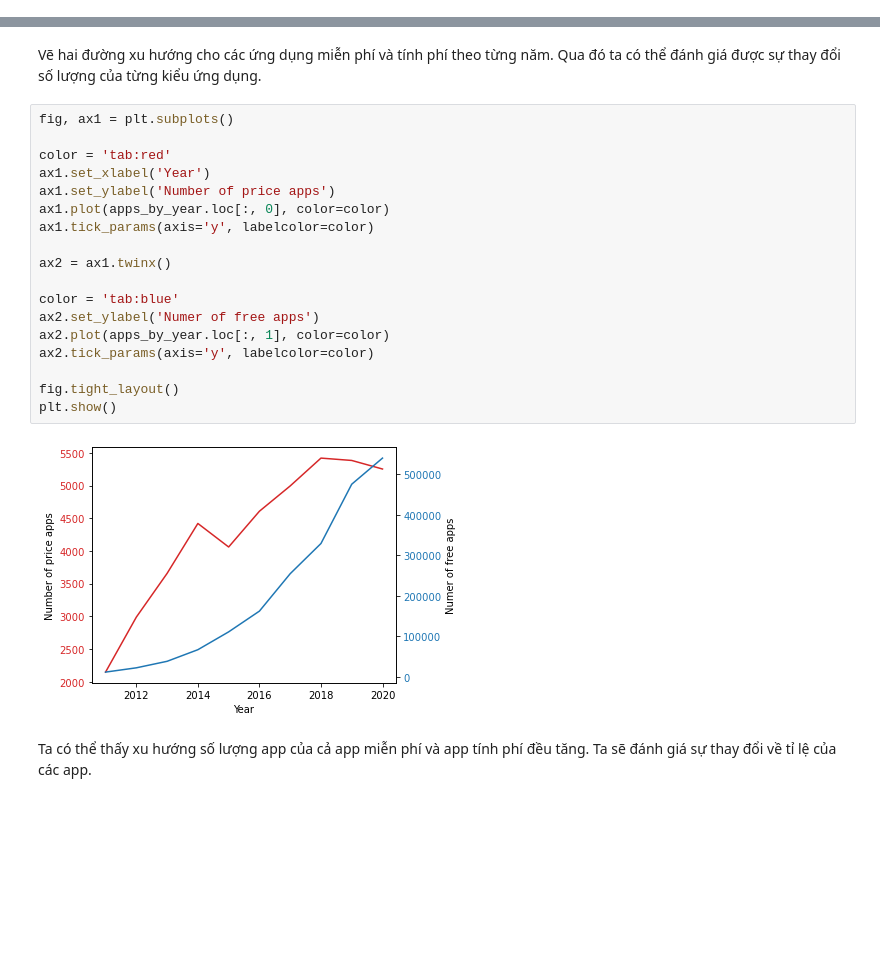
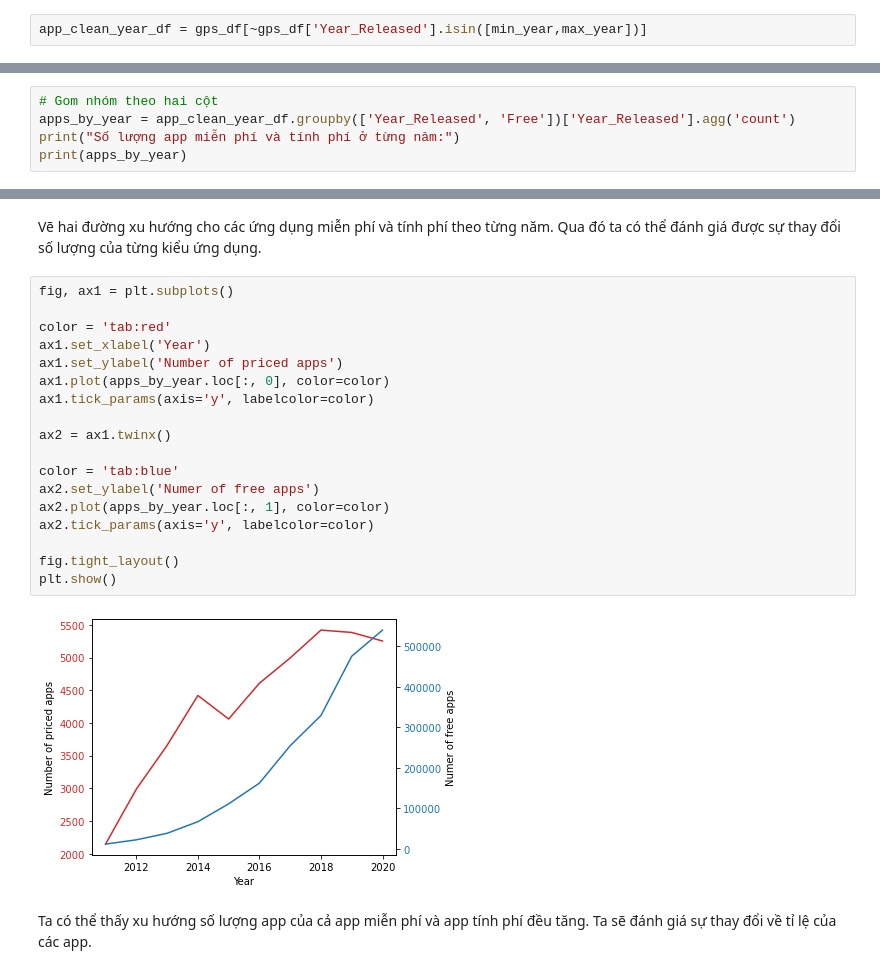
Before and after one commit to ldtpvince/P4DS_FINAL_PJ, a Jupyter notebook: 18120143-18120512.ipynb, the cells around one changed output, grey strips where cells are left out. Drawn from its saved outputs; the diff is of its cells as text; blank space fills up the shorter version.

```diff
--- a/18120143-18120512.ipynb
+++ b/18120143-18120512.ipynb
@@ -707,3 +769,5 @@ plt.show()
+# %%
+app_clean_year_df = gps_df[~gps_df['Year_Released'].isin([min_year,max_year])]
 # %% [markdown]
 #### Phân tích dữ liệu
 # %% [markdown]
@@ -734,0 +777,5 @@ Name: Year_Released, dtype: int64
+# %%
+# Gom nhóm theo hai cột
+apps_by_year = app_clean_year_df.groupby(['Year_Released', 'Free'])['Year_Released'].agg('count')
+print("Số lượng app miễn phí và tính phí ở từng năm:")
+print(apps_by_year)
@@ -739,23 +804,23 @@ Vẽ hai đường xu hướng cho các ứng dụng miễn phí và tính phí
 # %%
 fig, ax1 = plt.subplots()
 
 color = 'tab:red'
 ax1.set_xlabel('Year')
-ax1.set_ylabel('Number of price apps')
+ax1.set_ylabel('Number of priced apps')
 ax1.plot(apps_by_year.loc[:, 0], color=color)
 ax1.tick_params(axis='y', labelcolor=color)
 
 ax2 = ax1.twinx()
 
 color = 'tab:blue'
 ax2.set_ylabel('Numer of free apps')
 ax2.plot(apps_by_year.loc[:, 1], color=color)
 ax2.tick_params(axis='y', labelcolor=color)
 
 fig.tight_layout()
 plt.show()
 # %% [output]
-[figure, old version]
+[figure, new version]
 # %% [markdown]
 Ta có thể thấy xu hướng số lượng app của cả app miễn phí và app tính phí đều tăng. Ta sẽ đánh giá sự thay đổi về tỉ lệ của các app.
 # %% [markdown]
```
Also changed, not shown: parts of 56 cells of this notebook.
